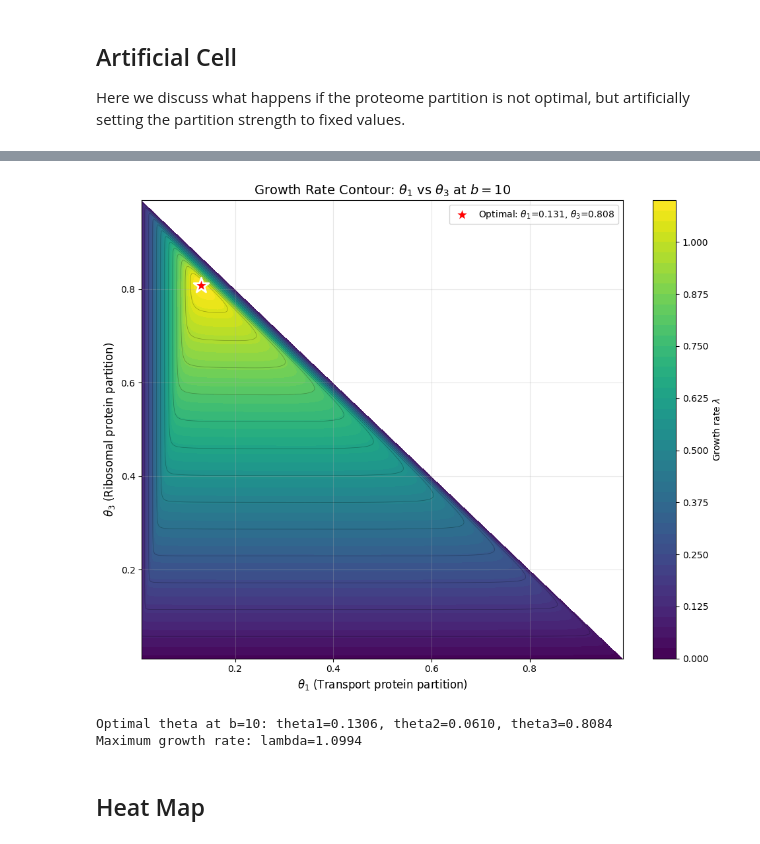
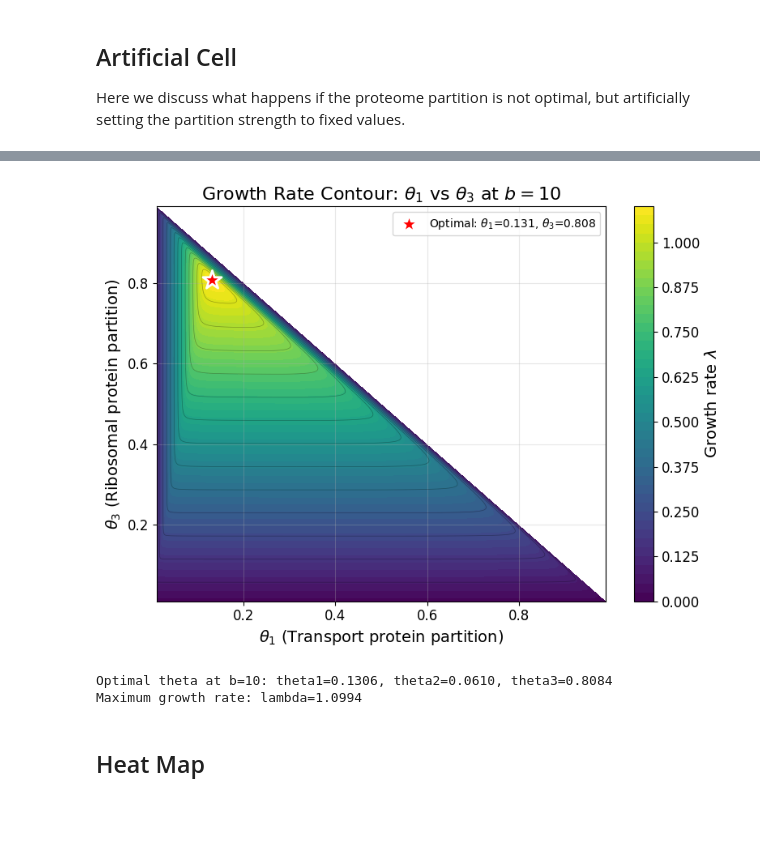
Before and after one commit to jonathan-huang/Proteome-Partition-ver.-1, a Jupyter notebook: PP3_MM.ipynb, the cells around one changed output, grey strips where cells are left out. Cells and saved outputs as stored; diff of their text form; code cells hidden in the pictures; blank space fills up the shorter version.

```diff
--- a/PP3_MM.ipynb
+++ b/PP3_MM.ipynb
@@ -538,39 +1060,42 @@ for i in range(Theta1.shape[0]):
 
         # Only calculate if theta2 is valid (positive)
         if theta2 > 0:
             result = BioSystemMM3([theta1, theta2, theta3], b_contour)
             Lambda_contour[i, j] = result[9]  # lambda is at index 9
         else:
             Lambda_contour[i, j] = np.nan  # Invalid region
 
 # Plot contour
-plt.figure(figsize=(10, 8))
+plt.figure(figsize=(8, 6))
 contour = plt.contourf(Theta1, Theta3, Lambda_contour, levels=50, cmap='viridis')
-plt.colorbar(contour, label=r'Growth rate $\lambda$')
+cbar = plt.colorbar(contour)
+cbar.set_label(r'Growth rate $\lambda$', fontsize=label_size)
+cbar.ax.tick_params(labelsize=tick_size)
 
 # Add contour lines
 plt.contour(Theta1, Theta3, Lambda_contour, levels=15, colors='black', alpha=0.3, linewidths=0.5)
 
 # Mark the optimized point
 # Find optimal theta2 and theta3 at this b value
 opt_result_contour = minimize(lambda u: objective_softmax(u, b_contour), [0.0, 0.0], method='Powell')
 if opt_result_contour.success:
     theta1_opt_c, theta2_opt_c, theta3_opt_c = softmax_partition(opt_result_contour.x)
     plt.scatter(theta1_opt_c, theta3_opt_c, color='red', marker='*', s=300,
                 edgecolors='white', linewidths=2, label=f'Optimal: $\\theta_1$={theta1_opt_c:.3f}, $\\theta_3$={theta3_opt_c:.3f}', zorder=5)
 
-plt.xlabel(r'$\theta_1$ (Transport protein partition)', fontsize=12)
-plt.ylabel(r'$\theta_3$ (Ribosomal protein partition)', fontsize=12)
-plt.title(f'Growth Rate Contour: $\\theta_1$ vs $\\theta_3$ at $b = {b_contour}$', fontsize=14)
+plt.xlabel(r'$\theta_1$ (Transport protein partition)', fontsize=label_size)
+plt.ylabel(r'$\theta_3$ (Ribosomal protein partition)', fontsize=label_size)
+plt.title(f'Growth Rate Contour: $\\theta_1$ vs $\\theta_3$ at $b = {b_contour}$', fontsize=title_size)
+plt.tick_params(axis='both', which='major', labelsize=tick_size)
 plt.grid(True, alpha=0.3)
 plt.legend(loc='upper right')
 plt.tight_layout()
 plt.show()
 
 print(f"Optimal theta at b={b_contour}: theta1={theta1_opt_c:.4f}, theta2={theta2_opt_c:.4f}, theta3={theta3_opt_c:.4f}")
 print(f"Maximum growth rate: lambda={-objective_softmax(opt_result_contour.x, b_contour):.4f}")
 # %% [output]
-[figure, old version]
+[figure, new version]
 Optimal theta at b=10: theta1=0.1306, theta2=0.0610, theta3=0.8084
 Maximum growth rate: lambda=1.0994
 # %% [markdown]
```
Also changed, not shown: parts of 14 cells of this notebook, 8 other files.
